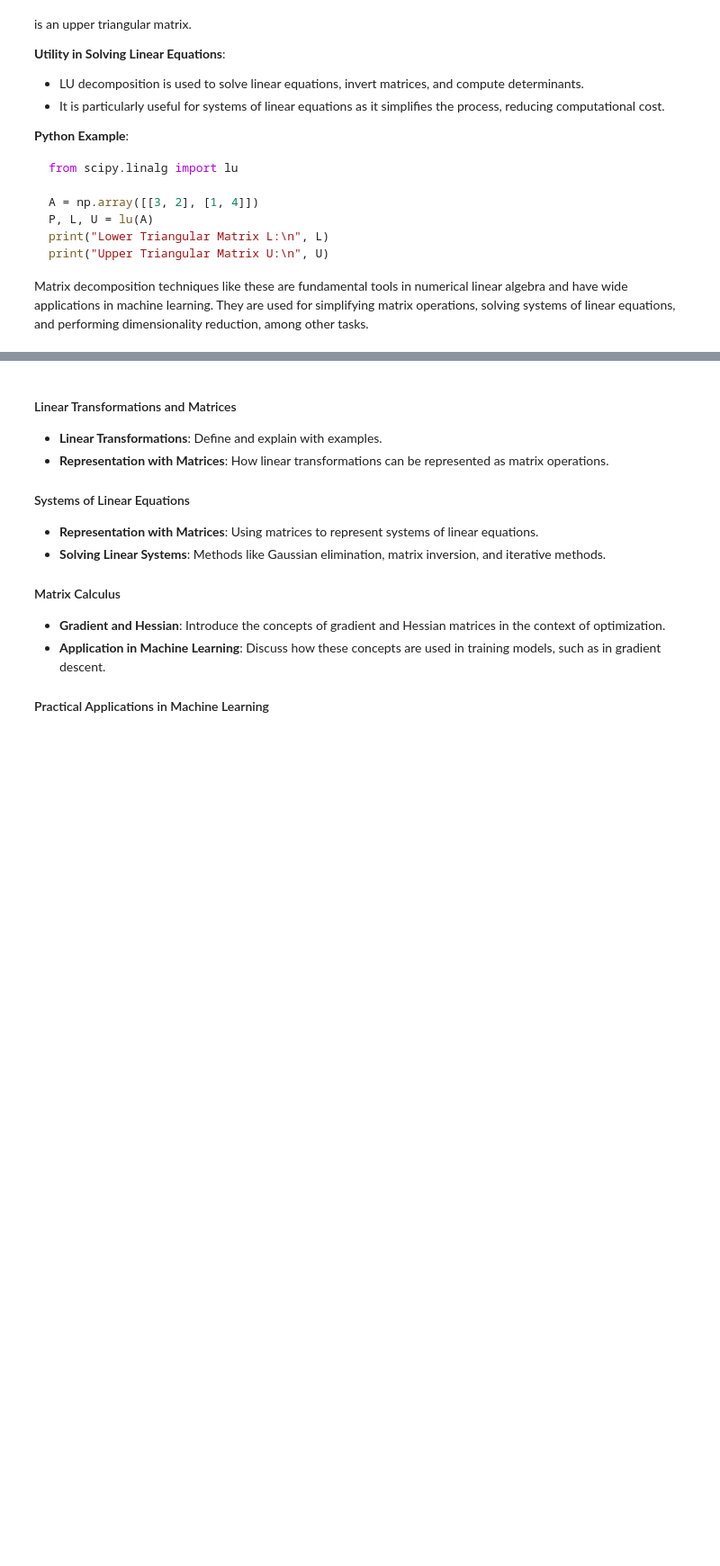
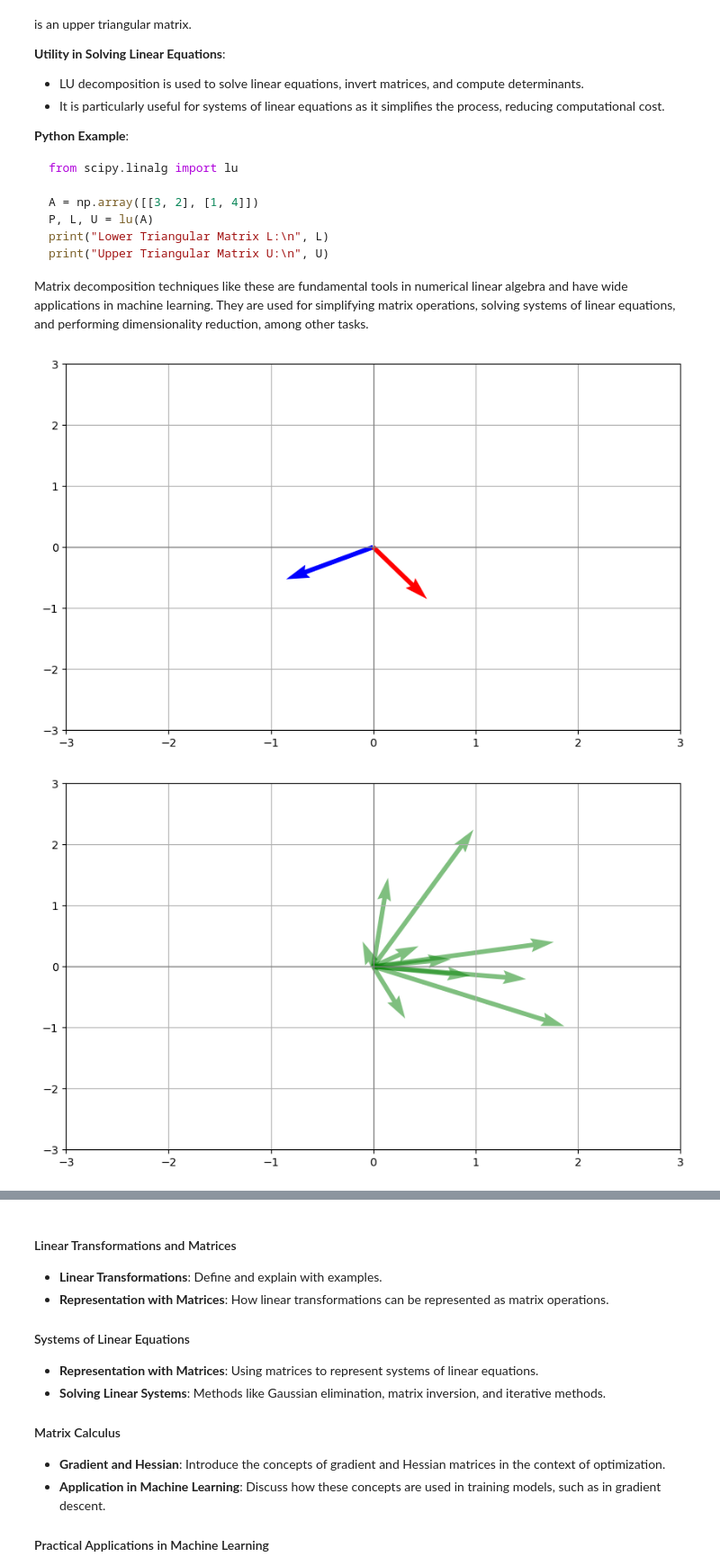
Before and after one commit to jamiebeach/Learning-2024, a Jupyter notebook: Maths/Matrix.ipynb, the cells around one changed output, grey strips where cells are left out. Shown: that part at 90% size. Saved outputs shown, nothing was run; the diff lists cells and outputs as text; code cells hidden in the pictures; blank space fills up the shorter version.

````diff
--- a/Maths/Matrix.ipynb
+++ b/Maths/Matrix.ipynb
@@ -509,3 +580,41 @@ print("Upper Triangular Matrix U:\n", U)
 ```
 
 Matrix decomposition techniques like these are fundamental tools in numerical linear algebra and have wide applications in machine learning. They are used for simplifying matrix operations, solving systems of linear equations, and performing dimensionality reduction, among other tasks.
+# %%
+import numpy as np
+import matplotlib.pyplot as plt
+
+# Function to plot vectors (for simplicity, vectors are centered at origin)
+def plot_vectors(vectors, colors, alpha=1, figsize=(10, 6)):
+    plt.figure(figsize=figsize)
+    for v, c in zip(vectors, colors):
+        plt.quiver(0, 0, v[0], v[1], angles='xy', scale_units='xy', scale=1, color=c, alpha=alpha)
+    plt.axvline(x=0, color='grey', lw=1)
+    plt.axhline(y=0, color='grey', lw=1)
+    plt.grid()
+    plt.xlim(-3, 3)
+    plt.ylim(-3, 3)
+    plt.show()
+
+# Define a 2x2 matrix
+A = np.array([[2, 1], [1, 3]])
+
+# Compute eigenvalues and eigenvectors
+eigenvalues, eigenvectors = np.linalg.eig(A)
+
+# Plot the eigenvectors
+plot_vectors(eigenvectors, ['blue', 'red'])
+
+# Generate random vectors
+np.random.seed(0)
+sample_vectors = np.random.randn(10, 2)
+
+# Apply matrix A to all sample vectors
+transformed_vectors = np.dot(sample_vectors, A.T)
+
+# Plot the original and transformed vectors
+plot_vectors(sample_vectors, ['green']*10, alpha=0.5)
+plot_vectors(transformed_vectors, ['orange']*10)
+# %% [output]
+[figure, added]
+[figure, added]
````
Also changed, not shown: parts of 12 cells of this notebook, 2 other files.
